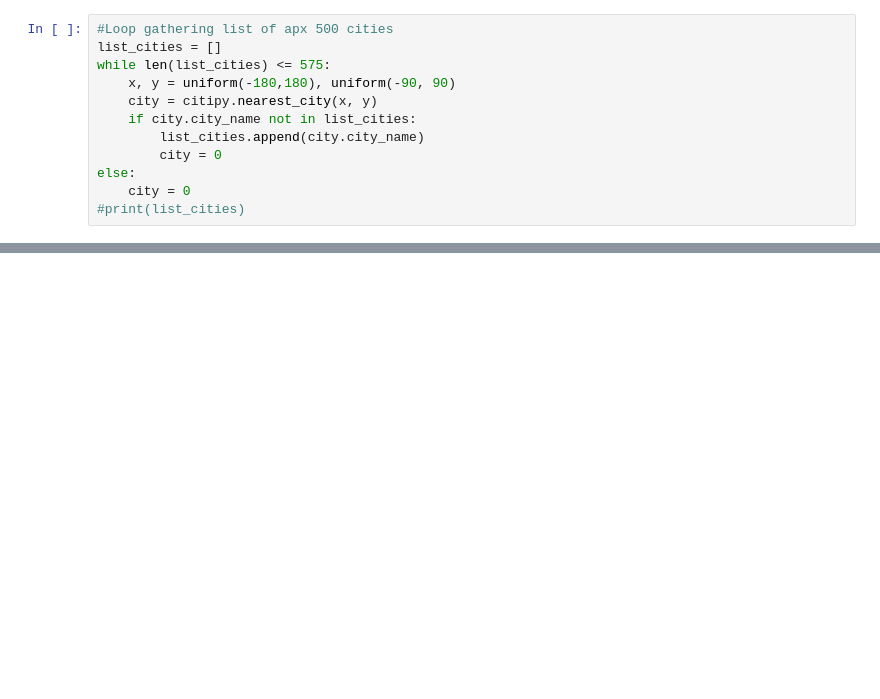
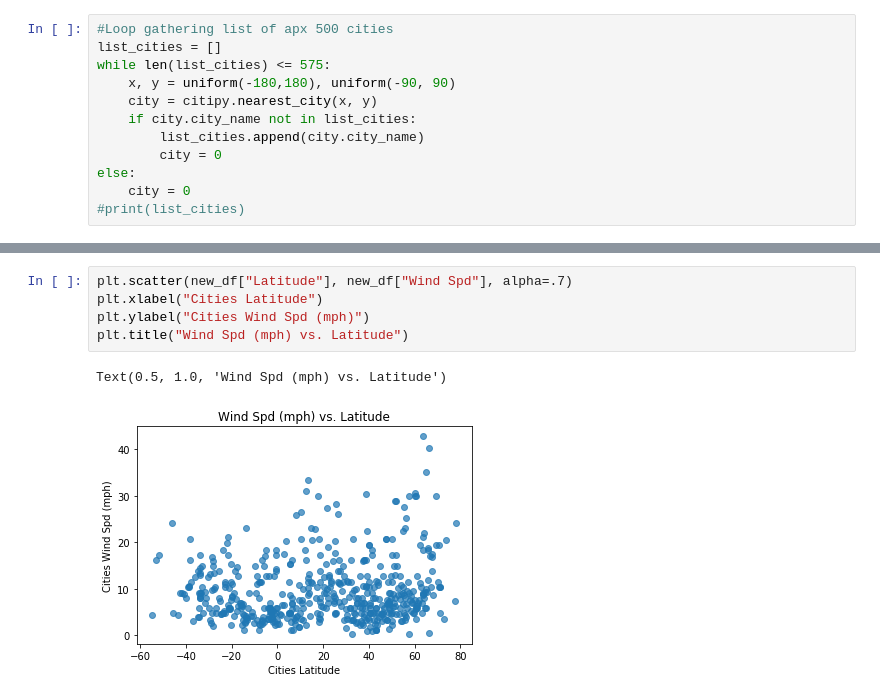
Before and after one commit to Nyalon/python-api-challenge, a Jupyter notebook: script1/WeatherPy.ipynb, the cells around one changed output, grey strips where cells are left out. Drawn from its saved outputs; the diff is of its cells as text; blank space fills up the shorter version.

```diff
--- a/script1/WeatherPy.ipynb
+++ b/script1/WeatherPy.ipynb
@@ -120,0 +131,8 @@ new_df
+# %%
+plt.scatter(new_df["Latitude"], new_df["Wind Spd"], alpha=.7)
+plt.xlabel("Cities Latitude")
+plt.ylabel("Cities Wind Spd (mph)")
+plt.title("Wind Spd (mph) vs. Latitude")
+# %% [output]
+Text(0.5, 1.0, 'Wind Spd (mph) vs. Latitude')
+[figure, added]
```
Also changed, not shown: parts of 9 cells of this notebook.
